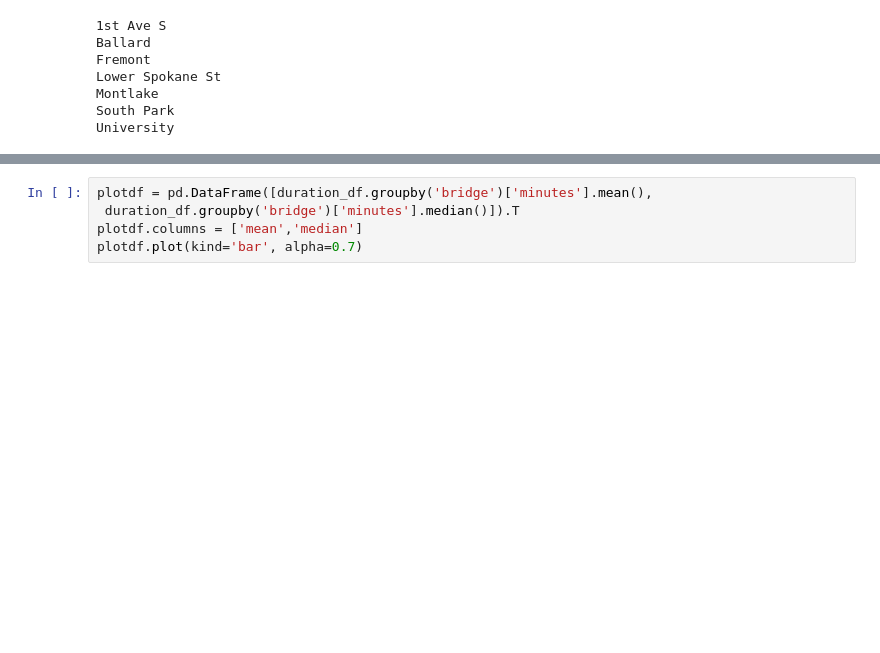
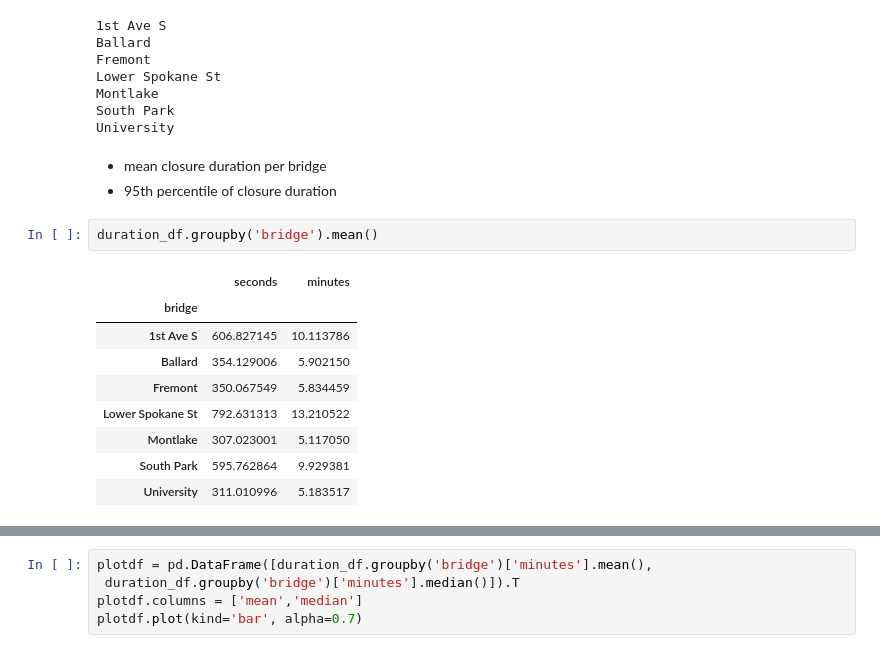
Before and after one commit to bricegnichols/bridge-stat, a Jupyter notebook: notebooks/stats.ipynb, the cells around one changed output, grey strips where cells are left out. Cells and saved outputs as stored; diff of their text form; blank space fills up the shorter version.

```diff
--- a/notebooks/stats.ipynb
+++ b/notebooks/stats.ipynb
@@ -163,3 +163,18 @@ Lower Spokane St
 Montlake
 South Park
 University
+# %% [markdown]
+- mean closure duration per bridge
+- 95th percentile of closure duration
+# %%
+duration_df.groupby('bridge').mean()
+# %% [output]
+|  | seconds | minutes |
+| bridge |  |  |
+| 1st Ave S | 606.827145 | 10.113786 |
+| Ballard | 354.129006 | 5.902150 |
+| Fremont | 350.067549 | 5.834459 |
+| Lower Spokane St | 792.631313 | 13.210522 |
+| Montlake | 307.023001 | 5.117050 |
+| South Park | 595.762864 | 9.929381 |
+| University | 311.010996 | 5.183517 |
```
Also changed, not shown: parts of 20 cells of this notebook, 3 other files.
